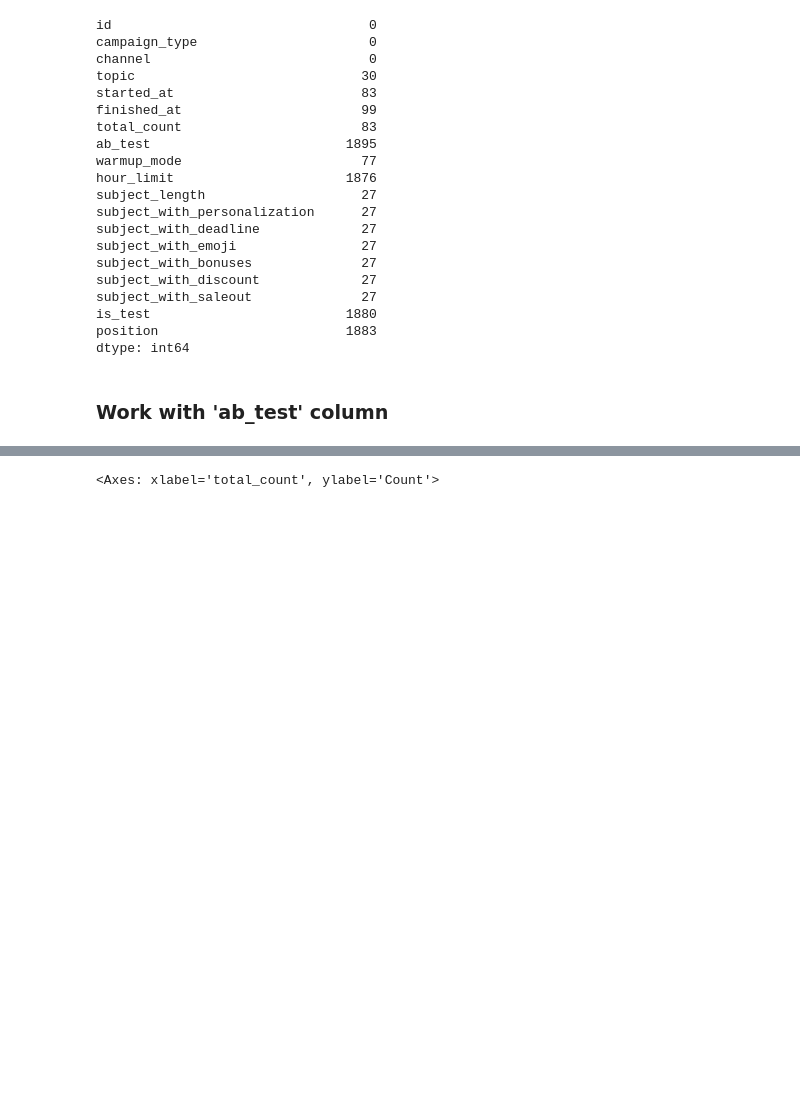
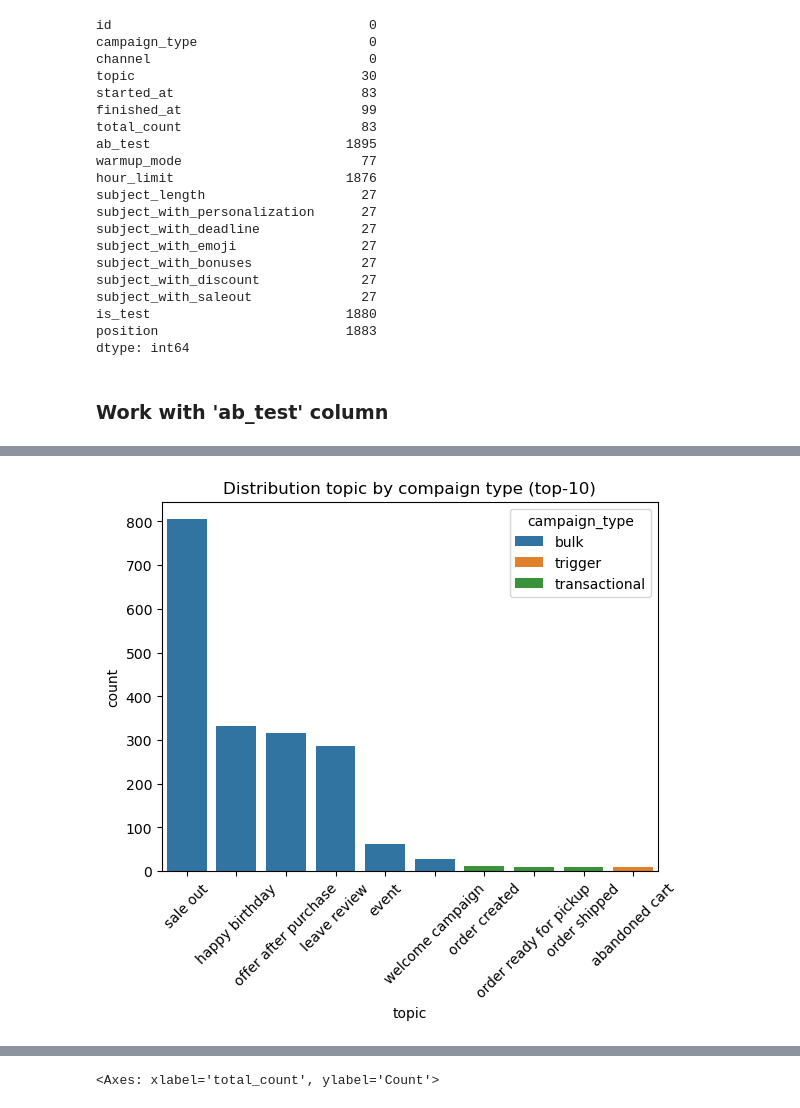
Before and after one commit to dadaxonEnigma/Big-Data-Course, a Jupyter notebook: Assignment 2/campaigns.ipynb, the cells around one changed output, grey strips where cells are left out. Cells and saved outputs as stored; diff of their text form; code cells hidden in the pictures; blank space fills up the shorter version.

```diff
--- a/Assignment 2/campaigns.ipynb
+++ b/Assignment 2/campaigns.ipynb
@@ -79,0 +74,12 @@ within groups defined by 'campaign_type' and 'channel'
+# %%
+top_n = 10
+top_topics = campaigns_df["topic"].value_counts().index[:top_n]
+
+sns.countplot(data=campaigns_df[campaigns_df["topic"].isin(top_topics)],
+              x="topic", hue="campaign_type",
+              order=top_topics)
+plt.xticks(rotation=45)
+plt.title("Distribution topic by compaign type (top-10)")
+plt.show()
+# %% [output]
+[figure, added]
```
Also changed, not shown: parts of 16 cells of this notebook.
